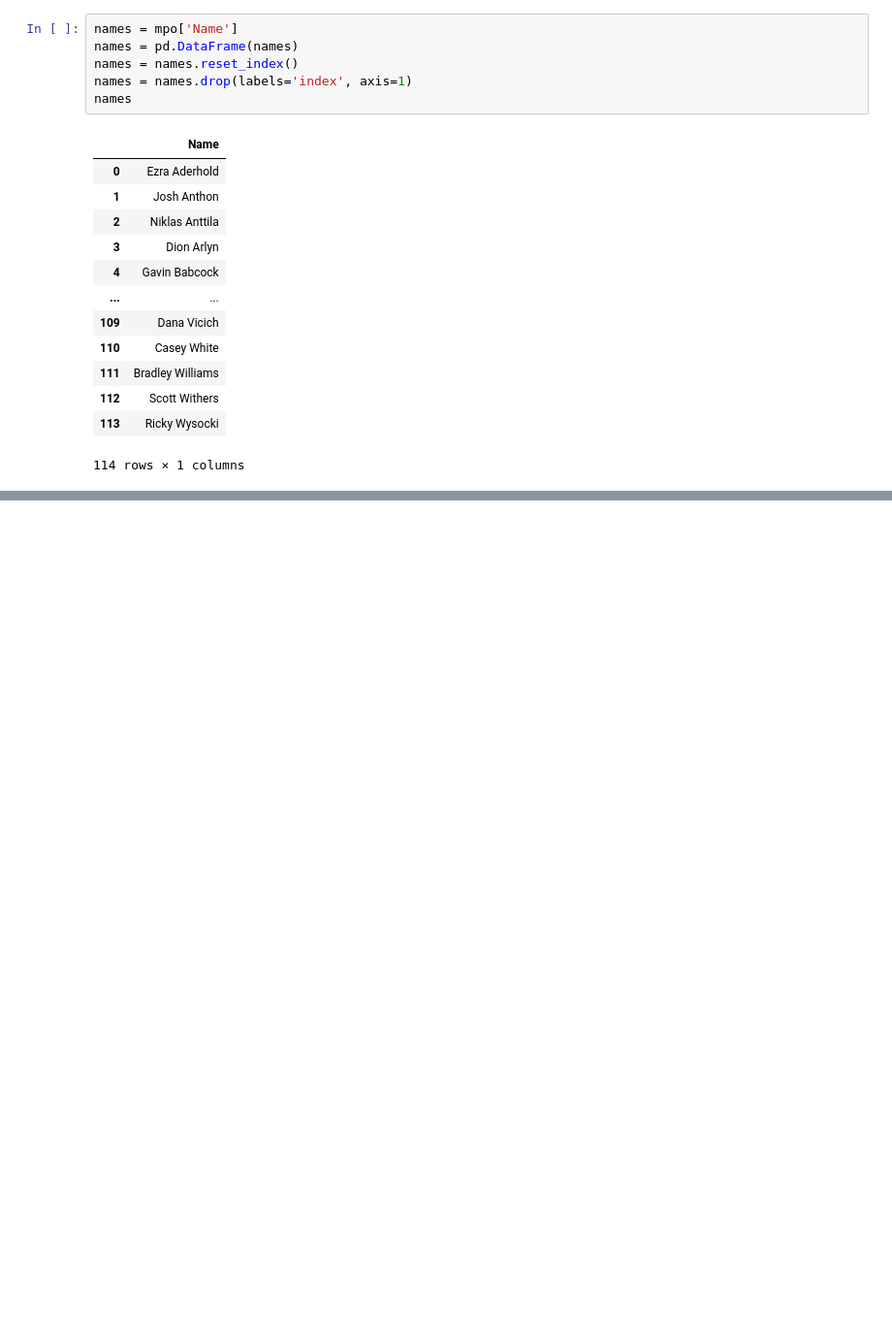
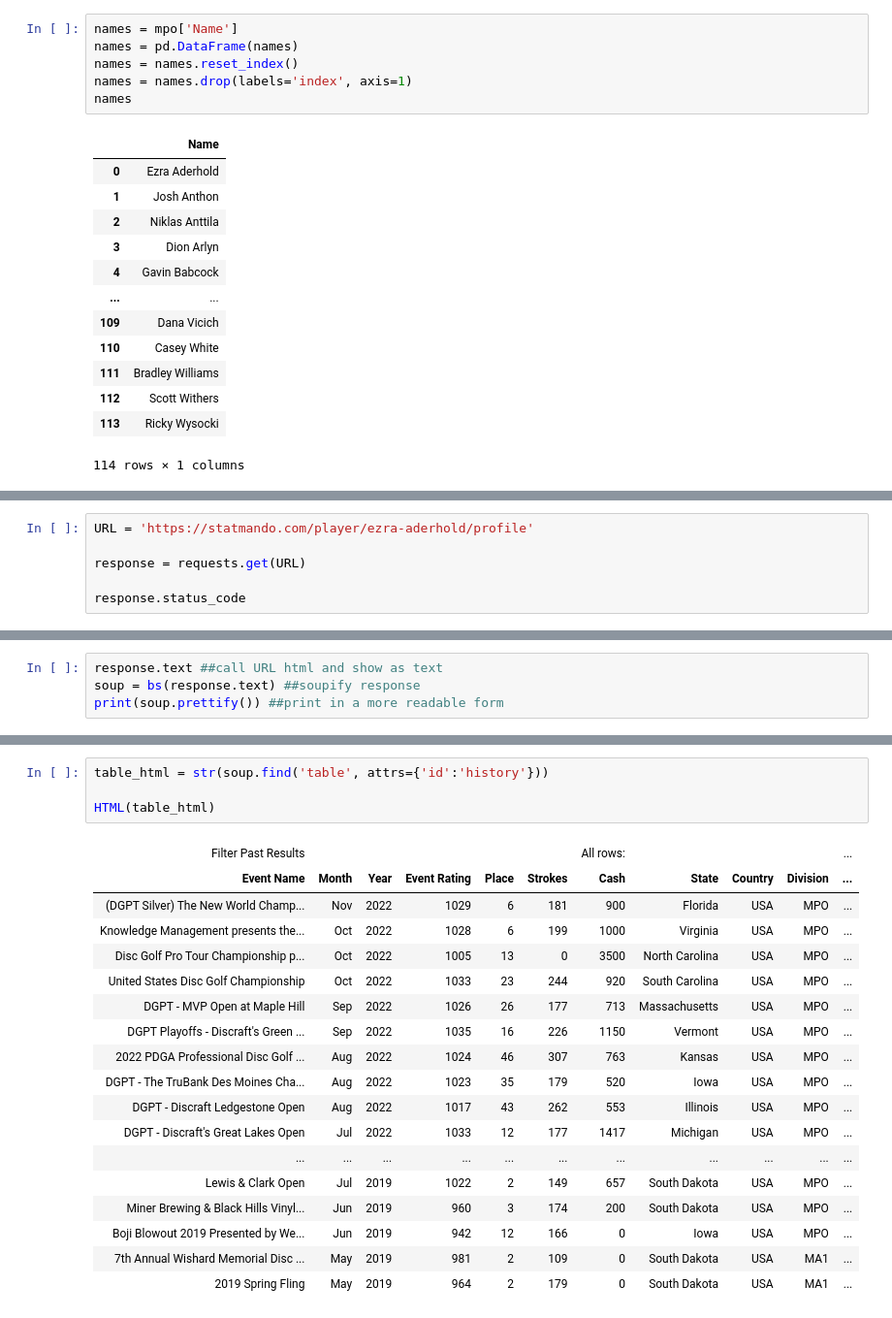
Before and after one commit to jamorgan8/disc-golf-analysis, a Jupyter notebook: notebooks/statmando_webscrape_player_prof.ipynb, the cells around one changed output, grey strips where cells are left out. Shown at 97% size. Drawn from its saved outputs; the diff is of its cells as text; blank space fills up the shorter version.

```diff
--- a/notebooks/statmando_webscrape_player_prof.ipynb
+++ b/notebooks/statmando_webscrape_player_prof.ipynb
@@ -157,0 +176,6 @@ names
+# %%
+URL = 'https://statmando.com/player/ezra-aderhold/profile'
+
+response = requests.get(URL)
+
+response.status_code
@@ -157,0 +184,4 @@ names
+# %%
+response.text ##call URL html and show as text
+soup = bs(response.text) ##soupify response
+print(soup.prettify()) ##print in a more readable form
@@ -157,0 +226,23 @@ names
+# %%
+table_html = str(soup.find('table', attrs={'id':'history'}))
+
+HTML(table_html)
+# %% [output]
+| Filter Past Results |  |  |  |  |  | All rows: |  |  |  | ... |
+| Event Name | Month | Year | Event Rating | Place | Strokes | Cash | State | Country | Division | ... |
+| (DGPT Silver) The New World Champ... | Nov | 2022 | 1029 | 6 | 181 | 900 | Florida | USA | MPO | ... |
+| Knowledge Management presents the... | Oct | 2022 | 1028 | 6 | 199 | 1000 | Virginia | USA | MPO | ... |
+| Disc Golf Pro Tour Championship p... | Oct | 2022 | 1005 | 13 | 0 | 3500 | North Carolina | USA | MPO | ... |
+| United States Disc Golf Championship | Oct | 2022 | 1033 | 23 | 244 | 920 | South Carolina | USA | MPO | ... |
+| DGPT - MVP Open at Maple Hill | Sep | 2022 | 1026 | 26 | 177 | 713 | Massachusetts | USA | MPO | ... |
+| DGPT Playoffs - Discraft's Green ... | Sep | 2022 | 1035 | 16 | 226 | 1150 | Vermont | USA | MPO | ... |
+| 2022 PDGA Professional Disc Golf ... | Aug | 2022 | 1024 | 46 | 307 | 763 | Kansas | USA | MPO | ... |
+| DGPT - The TruBank Des Moines Cha... | Aug | 2022 | 1023 | 35 | 179 | 520 | Iowa | USA | MPO | ... |
+| DGPT - Discraft Ledgestone Open | Aug | 2022 | 1017 | 43 | 262 | 553 | Illinois | USA | MPO | ... |
+| DGPT - Discraft's Great Lakes Open | Jul | 2022 | 1033 | 12 | 177 | 1417 | Michigan | USA | MPO | ... |
+| ... | ... | ... | ... | ... | ... | ... | ... | ... | ... | ... |
+| Lewis & Clark Open | Jul | 2019 | 1022 | 2 | 149 | 657 | South Dakota | USA | MPO | ... |
+| Miner Brewing & Black Hills Vinyl... | Jun | 2019 | 960 | 3 | 174 | 200 | South Dakota | USA | MPO | ... |
+| Boji Blowout 2019 Presented by We... | Jun | 2019 | 942 | 12 | 166 | 0 | Iowa | USA | MPO | ... |
+| 7th Annual Wishard Memorial Disc ... | May | 2019 | 981 | 2 | 109 | 0 | South Dakota | USA | MA1 | ... |
+| 2019 Spring Fling | May | 2019 | 964 | 2 | 179 | 0 | South Dakota | USA | MA1 | ... |
```
Also changed, not shown: parts of 18 cells of this notebook.
